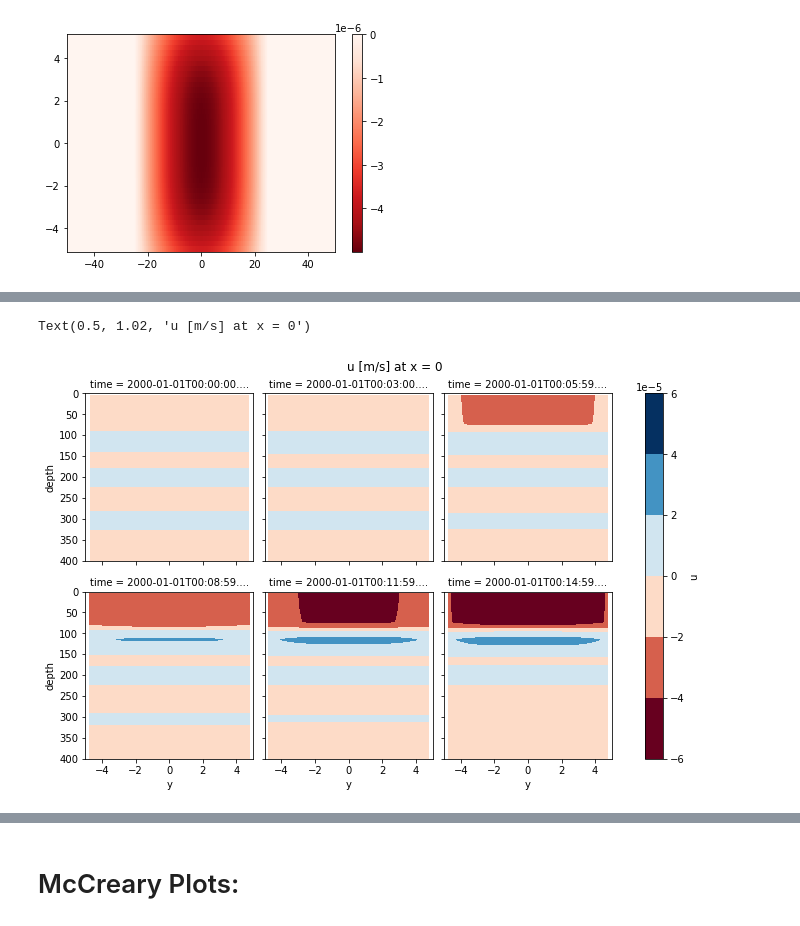
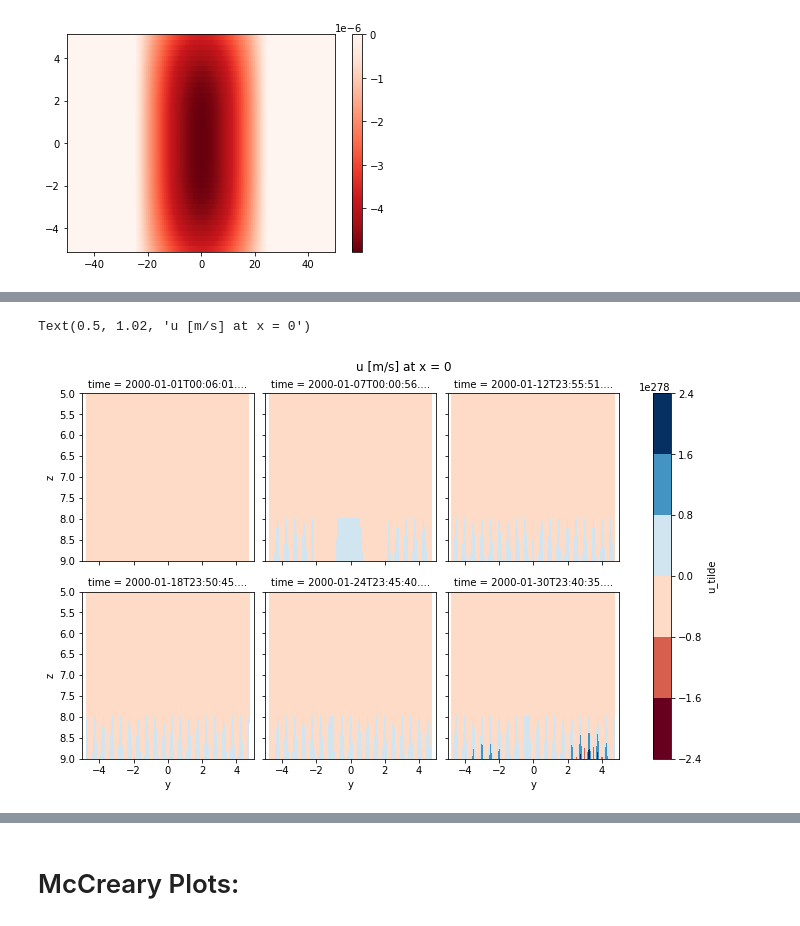
Before and after one commit to vopikamm/multimode-model, a Jupyter notebook: examples/McCreary/McCreary.ipynb, the cells around one changed output, grey strips where cells are left out. Drawn from its saved outputs; the diff is of its cells as text; code cells hidden in the pictures.

```diff
--- a/examples/McCreary/McCreary.ipynb
+++ b/examples/McCreary/McCreary.ipynb
@@ -134,6 +145,7 @@ def save_as_Dataset(state: State, params: Parameters):
 # %%
 from multimodemodel import integrate, adams_bashforth3
 
-time = 900.  # 15 min
-step = c_grid.u.dx.min() / ds_modes.ce.values.max() / 4.  # applying CFL criterion with some safety net
+time = 30 * 24 * 3600.  # 1 year
+step_barotropic = c_grid.u.dx.min() / ds_modes.ce.values.max() / 4.  # applying CFL criterion with some safety net
+step_baroclinic = round((c_grid.u.dx.min() / ds_modes.ce.values[1:].max() / 1000) / step_barotropic) * step_barotropic
 t0 = np.datetime64("2000-01-01")
@@ -140,5 +183,5 @@ t0 = np.datetime64("2000-01-01")
 # %%
-def run(params):
+def run_baroclinic(params):
     model_run = integrate(
         State(
             u=Variable(None, c_grid.u, t0),
@@ -149,11 +192,11 @@ def run(params):
         params,
         RHS=rhs,
         scheme=adams_bashforth3,
-        step=step,
+        step=step_baroclinic,
         time=time,
     )
 
-    Nt = time // step
+    Nt = time // step_baroclinic
 
     output = []
 
@@ -167,4 +210,4 @@ def run(params):
 from multiprocessing import Pool
 
 pool = Pool()
-out = pool.map(run, params)
+out_baroclinic = pool.map(run_baroclinic, params[1:])
@@ -171,7 +216,7 @@ out = pool.map(run, params)
 # %%
-for i in range(len(out)):
-    out[i]["z"] = np.array([i])
-velocities = xr.combine_by_coords(out)
+for i in range(len(out_baroclinic)):
+    out_baroclinic[i]["z"] = np.array([i])
+velocities = xr.combine_by_coords(out_baroclinic)
 # %%
 ds_pmodes =xr.DataArray(pmodes, dims=['z','depth'])
 ds_pmodes.coords['z'] = np.arange(pmodes.shape[0])
@@ -185,11 +230,11 @@ velocities['u'] = xr.dot(ds_pmodes, velocities.u_tilde)
 velocities['v'] = xr.dot(ds_pmodes, velocities.v_tilde)
 velocities['w'] = xr.dot(ds_wmodes, velocities.w_tilde)
 # %%
-velocities.u.isel(i = 200).plot.contourf(x='y', y='depth', col="time", col_wrap=3, cmap='RdBu', yincrease=False, ylim = (400, 0));
+velocities.u_tilde.isel(i = 200, z = slice(5, 10)).plot.contourf(x='y', y='z', col="time", col_wrap=3, cmap='RdBu', yincrease=False);
 plt.suptitle('u [m/s] at x = 0', y=1.02)
 # %% [output]
 Text(0.5, 1.02, 'u [m/s] at x = 0')
-[figure, old version]
+[figure, new version]
 # %%
 velocities.v.isel(i = 200).plot.contourf(x='y', y='depth', col="time", col_wrap=3, cmap='RdBu', yincrease=False, ylim = (400, 0));
 plt.suptitle('v [m/s] at x = 0', y=1.02)
```
Also changed, not shown: parts of 16 cells of this notebook, 1 other file.
